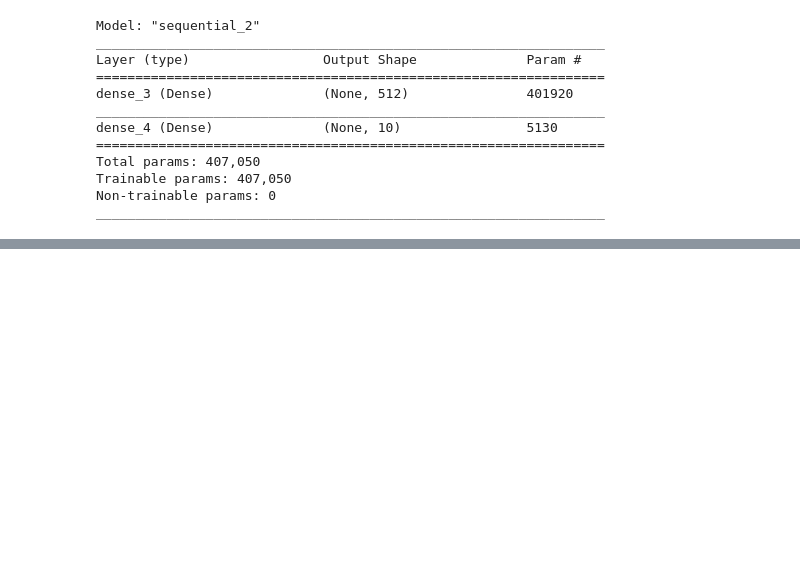
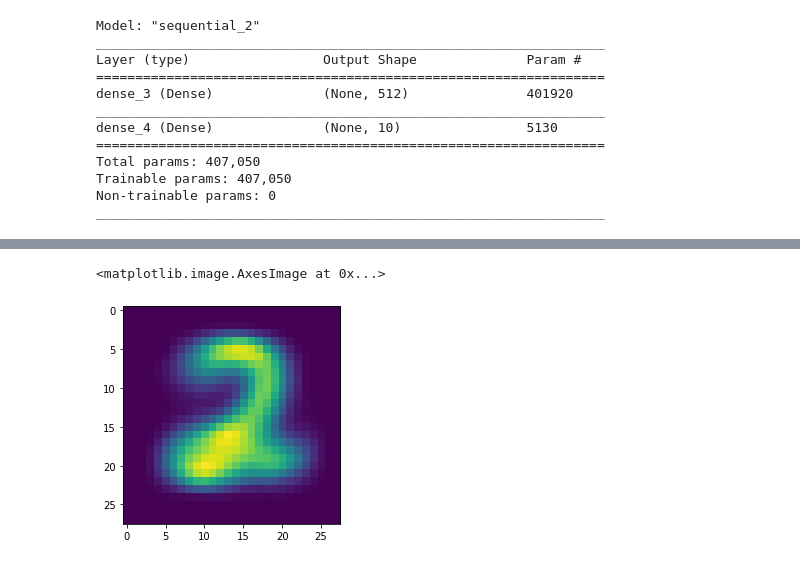
Before and after one commit to mbraddy/CAP4630-AI, a Jupyter notebook: hw1/CAP4630_Braddy_HW1_Problem3.ipynb, the cells around one changed output, grey strips where cells are left out. Cells and saved outputs as stored; diff of their text form; code cells hidden in the pictures; blank space fills up the shorter version.

```diff
--- a/hw1/CAP4630_Braddy_HW1_Problem3.ipynb
+++ b/hw1/CAP4630_Braddy_HW1_Problem3.ipynb
@@ -71,0 +141,10 @@ Display Average Digit:
+# %%
+for index in list_of_indeces[2]:
+  participating_images_2.append(test_images[index])
+part_array = np.array(participating_images_2)
+part_array.shape
+img_avg = np.array(np.mean(part_array, axis = 0))
+plt.imshow(img_avg.reshape(28,28))
+# %% [output]
+<matplotlib.image.AxesImage at 0x...>
+[figure, added]
```
Also changed, not shown: parts of 20 cells of this notebook.
